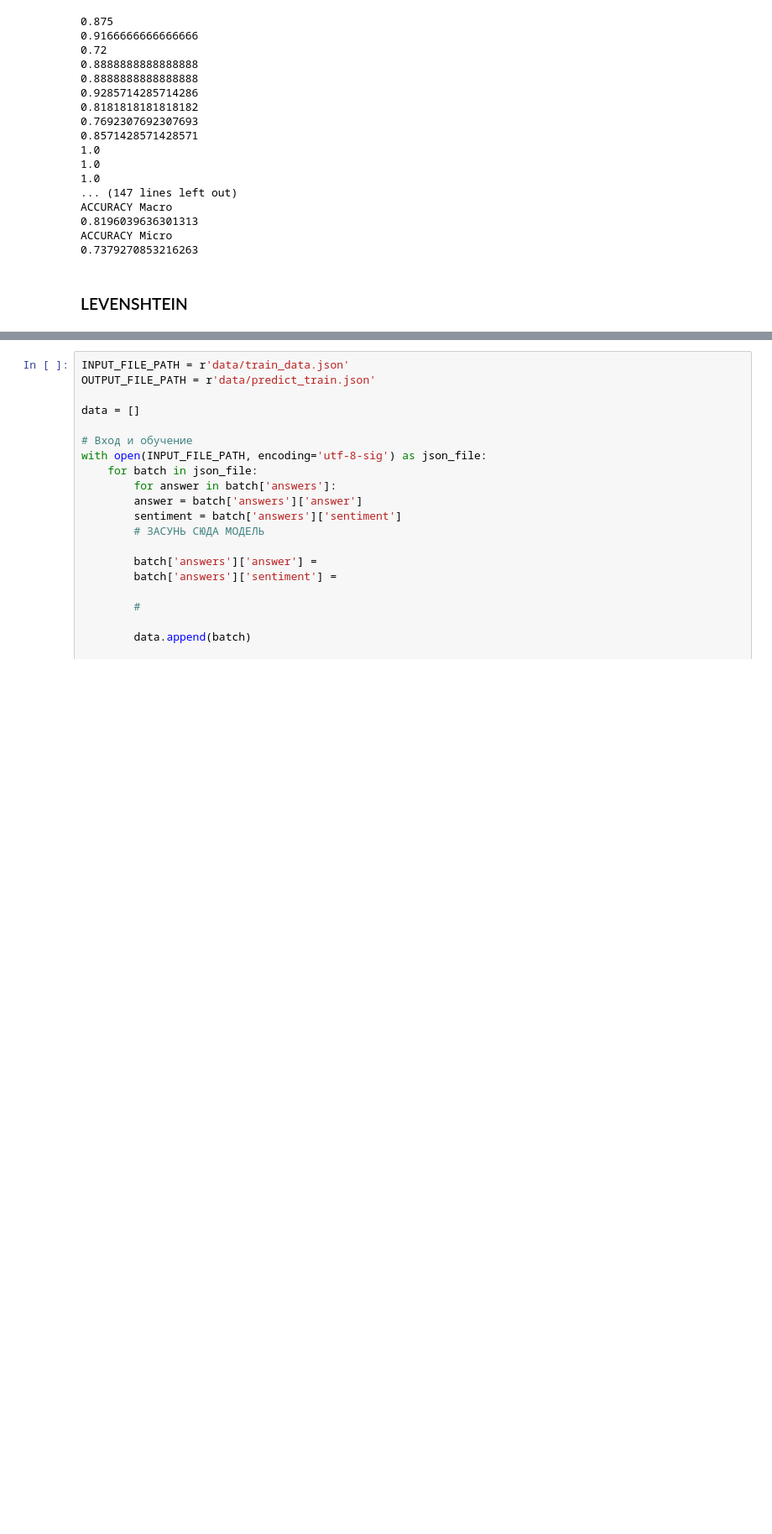
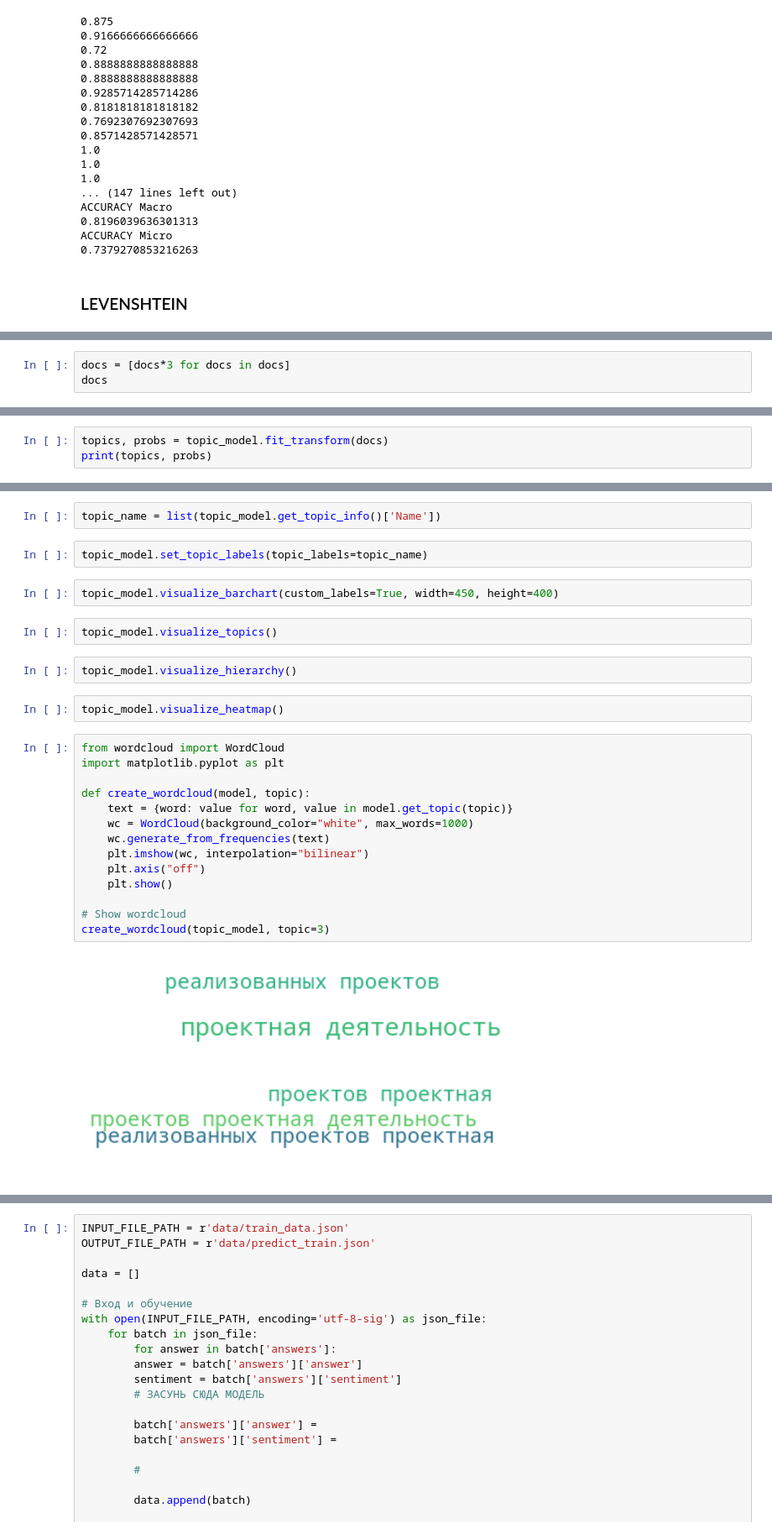
Before and after one commit to Baltsat/users-rosatom, a Jupyter notebook: data_preprocess.ipynb, the cells around one changed output, grey strips where cells are left out. Shown: that part at 84% size. Drawn from its saved outputs; the diff is of its cells as text; blank space fills up the shorter version.

```diff
--- a/data_preprocess.ipynb
+++ b/data_preprocess.ipynb
@@ -123,0 +127,3 @@ KeyboardInterrupt:
+# %%
+docs = [docs*3 for docs in docs]
+docs
@@ -123,0 +177,3 @@ KeyboardInterrupt:
+# %%
+topics, probs = topic_model.fit_transform(docs)
+print(topics, probs)
@@ -123,0 +229,28 @@ KeyboardInterrupt:
+# %%
+topic_name = list(topic_model.get_topic_info()['Name'])
+# %%
+topic_model.set_topic_labels(topic_labels=topic_name)
+# %%
+topic_model.visualize_barchart(custom_labels=True, width=450, height=400)
+# %%
+topic_model.visualize_topics()
+# %%
+topic_model.visualize_hierarchy()
+# %%
+topic_model.visualize_heatmap()
+# %%
+from wordcloud import WordCloud
+import matplotlib.pyplot as plt
+
+def create_wordcloud(model, topic):
+    text = {word: value for word, value in model.get_topic(topic)}
+    wc = WordCloud(background_color="white", max_words=1000)
+    wc.generate_from_frequencies(text)
+    plt.imshow(wc, interpolation="bilinear")
+    plt.axis("off")
+    plt.show()
+
+# Show wordcloud
+create_wordcloud(topic_model, topic=3)
+# %% [output]
+[figure, added]
```
Also changed, not shown: parts of 18 cells of this notebook, 1 other file.
